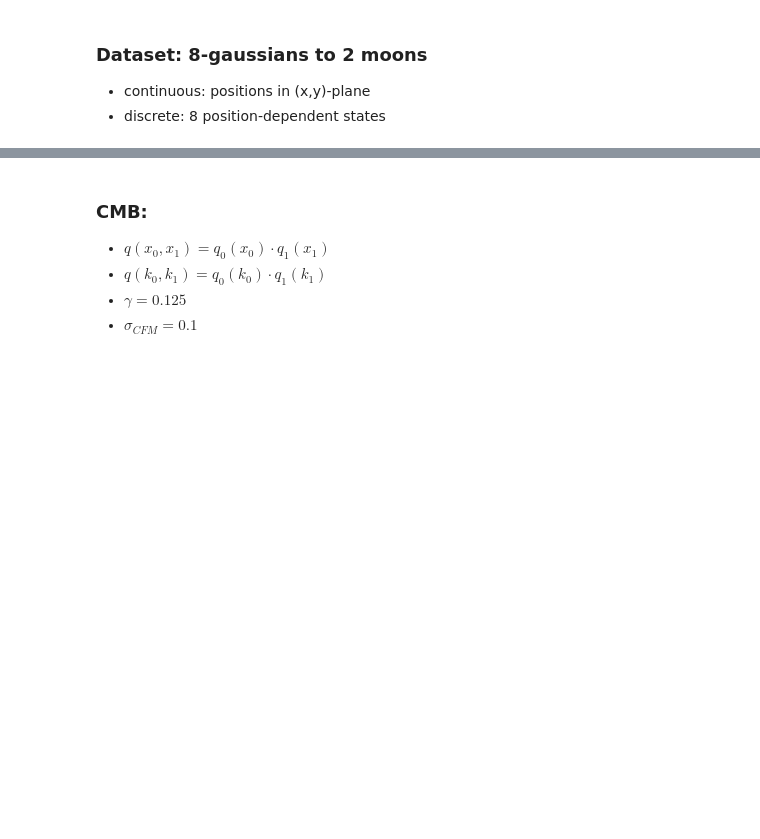
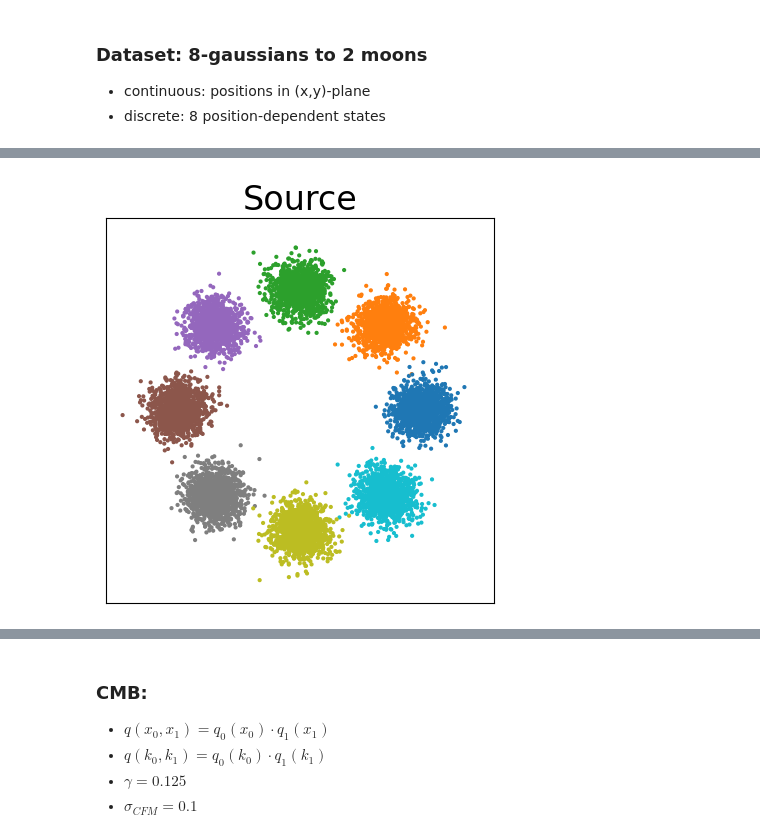
Before and after one commit to dfaroughy/CMB, a Jupyter notebook: examples/8gauss2moons/8gaussian2moons.ipynb, the cells around one changed output, grey strips where cells are left out. Cells and saved outputs as stored; diff of their text form; code cells hidden in the pictures; blank space fills up the shorter version.

```diff
--- a/examples/8gauss2moons/8gaussian2moons.ipynb
+++ b/examples/8gauss2moons/8gaussian2moons.ipynb
@@ -24,0 +27,13 @@ plt.show()
+# %%
+num_points = 10000
+c = toys.source.discrete[:num_points]
+_, ax = plt.subplots(1, 1, figsize=(5,5))
+ax.scatter(toys.source.continuous[:num_points, 0], toys.source.continuous[:num_points, 1], s=4, c=c, cmap='tab10')
+plt.xlim(-8, 8)
+plt.ylim(-8, 8)
+plt.xticks([])
+plt.yticks([])
+plt.title('Source', fontsize=24)
+plt.show()
+# %% [output]
+[figure, added]
```
Also changed, not shown: parts of 2 cells of this notebook, 8 other files.
